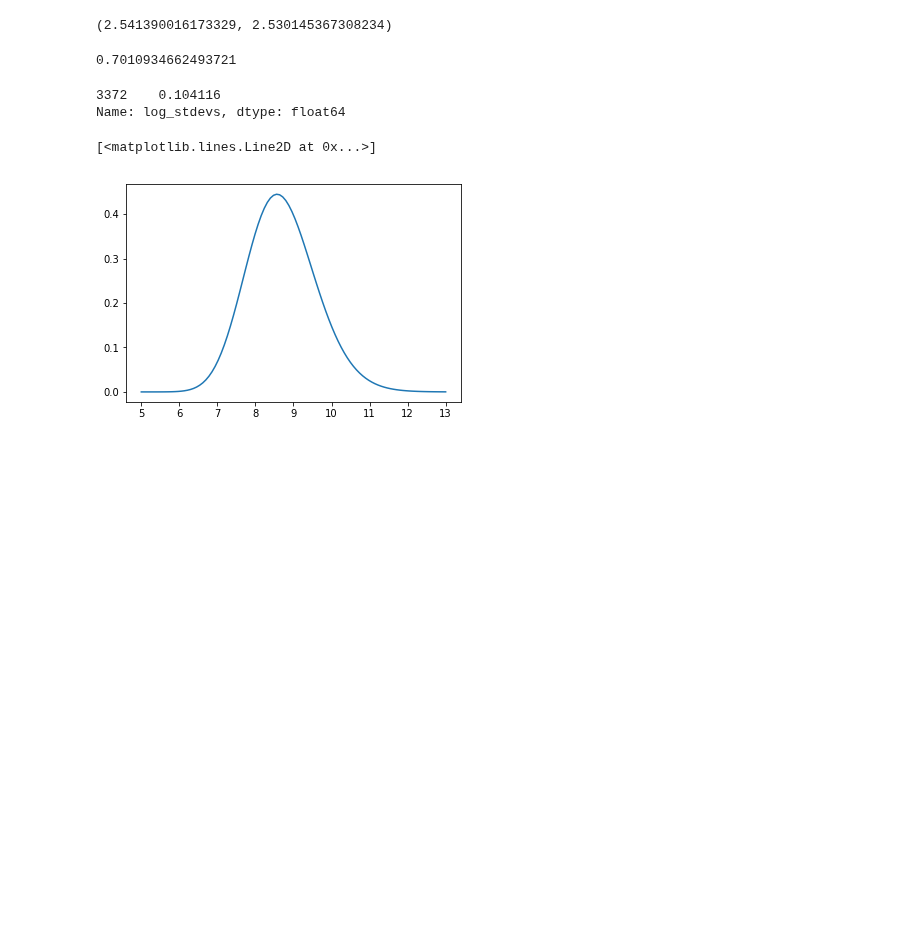
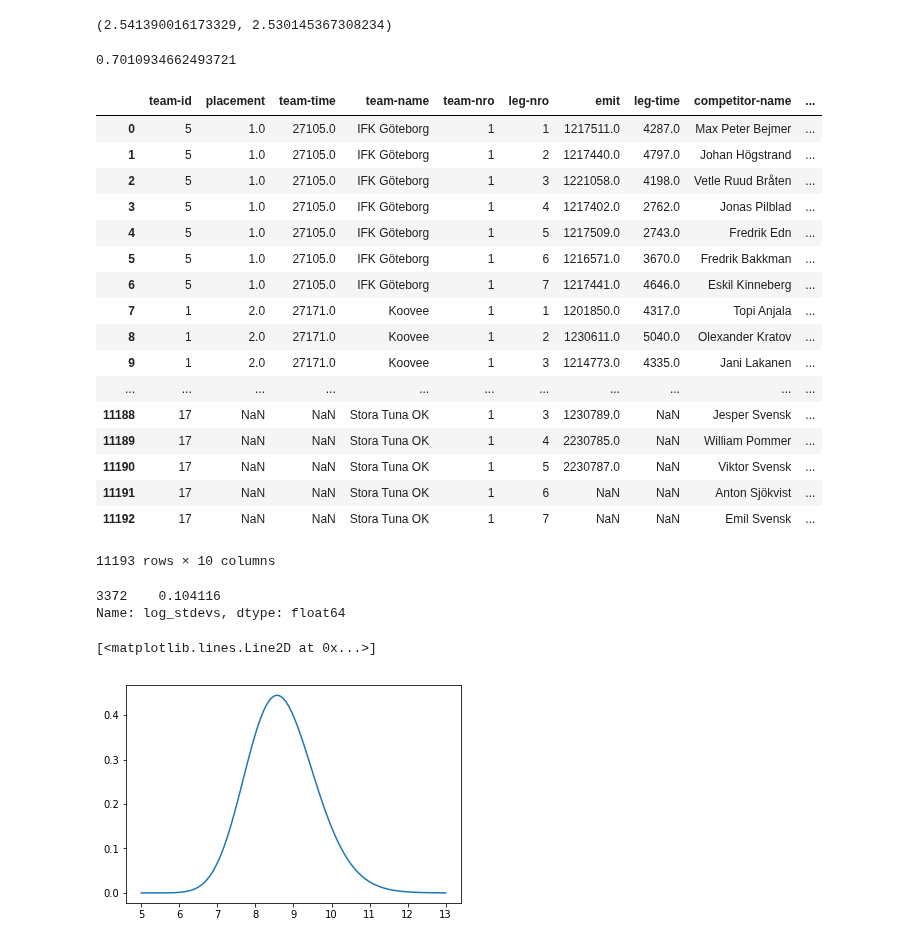
Before and after one commit to dins/jukola-xml-model, a Jupyter notebook: log_normal_spike.ipynb, the cells around one changed output. Saved outputs shown, nothing was run; the diff lists cells and outputs as text; code cells hidden in the pictures; blank space fills up the shorter version.

Commit message:
start working on 2017 team estimates

```diff
--- a/log_normal_spike.ipynb
+++ b/log_normal_spike.ipynb
@@ -117,0 +111,23 @@ np.mean(df.p1_in_interval)
+# %%
+runs17 = pd.read_csv('data/csv-results_j2017_ju.tsv', delimiter="\t")
+# %%
+runs17
+# %% [output]
+|  | team-id | placement | team-time | team-name | team-nro | leg-nro | emit | leg-time | competitor-name | ... |
+| 0 | 5 | 1.0 | 27105.0 | IFK Göteborg | 1 | 1 | 1217511.0 | 4287.0 | Max Peter Bejmer | ... |
+| 1 | 5 | 1.0 | 27105.0 | IFK Göteborg | 1 | 2 | 1217440.0 | 4797.0 | Johan Högstrand | ... |
+| 2 | 5 | 1.0 | 27105.0 | IFK Göteborg | 1 | 3 | 1221058.0 | 4198.0 | Vetle Ruud Bråten | ... |
+| 3 | 5 | 1.0 | 27105.0 | IFK Göteborg | 1 | 4 | 1217402.0 | 2762.0 | Jonas Pilblad | ... |
+| 4 | 5 | 1.0 | 27105.0 | IFK Göteborg | 1 | 5 | 1217509.0 | 2743.0 | Fredrik Edn | ... |
+| 5 | 5 | 1.0 | 27105.0 | IFK Göteborg | 1 | 6 | 1216571.0 | 3670.0 | Fredrik Bakkman | ... |
+| 6 | 5 | 1.0 | 27105.0 | IFK Göteborg | 1 | 7 | 1217441.0 | 4646.0 | Eskil Kinneberg | ... |
+| 7 | 1 | 2.0 | 27171.0 | Koovee | 1 | 1 | 1201850.0 | 4317.0 | Topi Anjala | ... |
+| 8 | 1 | 2.0 | 27171.0 | Koovee | 1 | 2 | 1230611.0 | 5040.0 | Olexander Kratov | ... |
+| 9 | 1 | 2.0 | 27171.0 | Koovee | 1 | 3 | 1214773.0 | 4335.0 | Jani Lakanen | ... |
+| ... | ... | ... | ... | ... | ... | ... | ... | ... | ... | ... |
+| 11188 | 17 | NaN | NaN | Stora Tuna OK | 1 | 3 | 1230789.0 | NaN | Jesper Svensk | ... |
+| 11189 | 17 | NaN | NaN | Stora Tuna OK | 1 | 4 | 2230785.0 | NaN | William Pommer | ... |
+| 11190 | 17 | NaN | NaN | Stora Tuna OK | 1 | 5 | 2230787.0 | NaN | Viktor Svensk | ... |
+| 11191 | 17 | NaN | NaN | Stora Tuna OK | 1 | 6 | NaN | NaN | Anton Sjökvist | ... |
+| 11192 | 17 | NaN | NaN | Stora Tuna OK | 1 | 7 | NaN | NaN | Emil Svensk | ... |
+11193 rows × 10 columns
```
Also changed, not shown: parts of 5 cells of this notebook.
